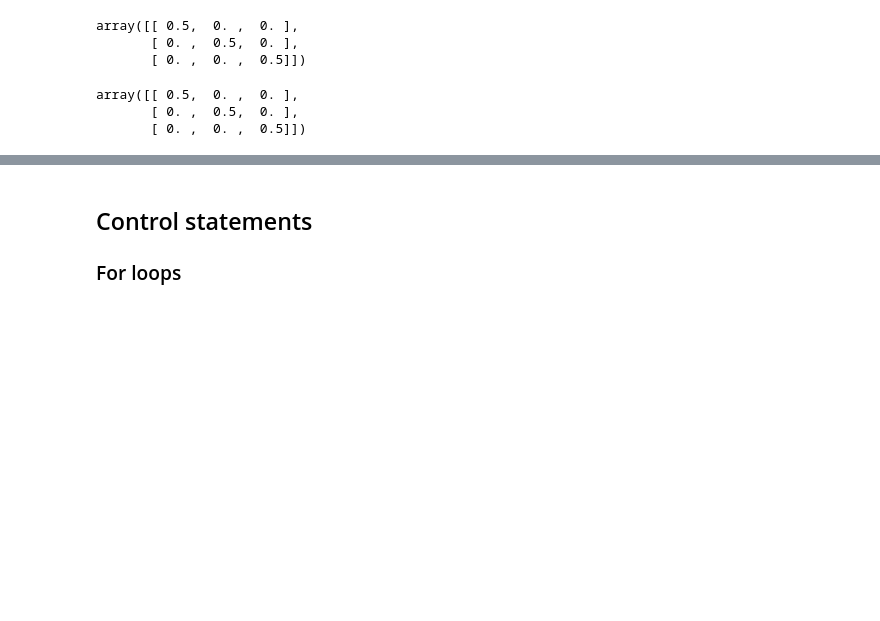
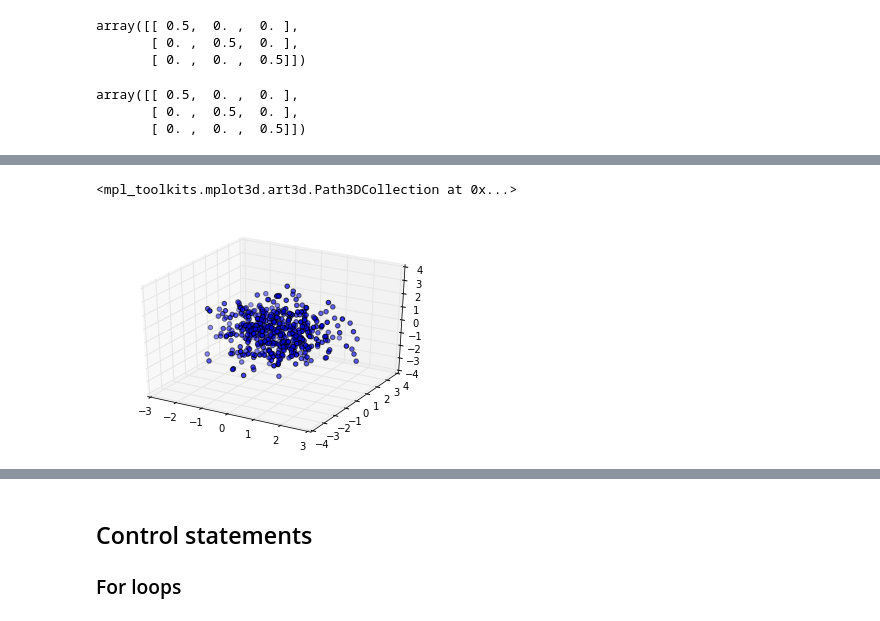
Before and after one commit to mstampfer/Coursera-Stanford-ML-Python, a Jupyter notebook: Coursera Stanford ML Python wiki.ipynb, the cells around one changed output, grey strips where cells are left out. Saved outputs shown, nothing was run; the diff lists cells and outputs as text; code cells hidden in the pictures; blank space fills up the shorter version.

```diff
--- a/Coursera Stanford ML Python wiki.ipynb
+++ b/Coursera Stanford ML Python wiki.ipynb
@@ -674,0 +672,8 @@ plt.plot(np.arange(10))
+# %%
+from mpl_toolkits.mplot3d import Axes3D
+fig = plt.figure()
+ax = fig.add_subplot(111, projection='3d')
+ax.scatter(np.random.randn(500), np.random.randn(500), np.random.randn(500), marker='o')
+# %% [output]
+<mpl_toolkits.mplot3d.art3d.Path3DCollection at 0x...>
+[figure, added]
```
Also changed, not shown: parts of 20 cells of this notebook.
